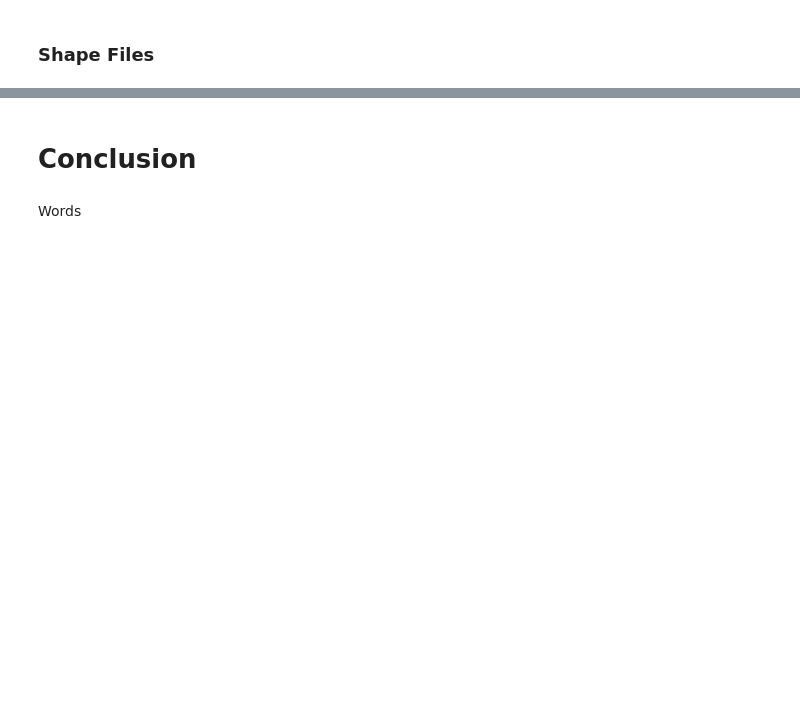
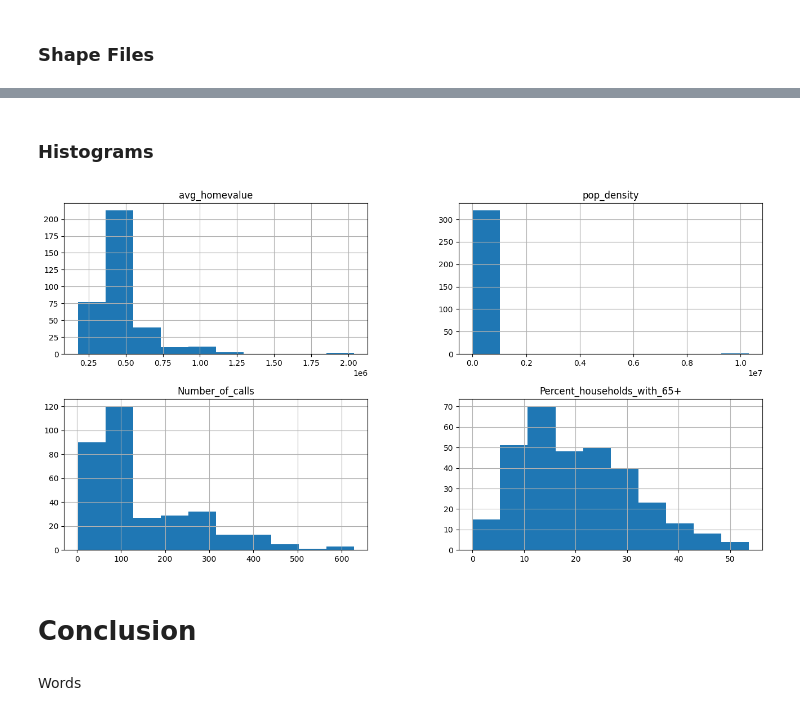
Before and after one commit to jordanlauritzen2/CRFR_Sp24_Project, a Jupyter notebook: CRFR_notebook.ipynb, the cells around one changed output, grey strips where cells are left out. Drawn from its saved outputs; the diff is of its cells as text; code cells hidden in the pictures; blank space fills up the shorter version.

```diff
--- a/CRFR_notebook.ipynb
+++ b/CRFR_notebook.ipynb
@@ -150,0 +401,3 @@ home_type_df = pd.read_csv(filepath + 'HomeType.csv', sep = ',').dropna()
+# %%
+parcels_avgval_2 = pd.concat(parcels_avgval)
+parcels_avgval_2
@@ -150,0 +421,17 @@ home_type_df = pd.read_csv(filepath + 'HomeType.csv', sep = ',').dropna()
+# %%
+pop_list = []
+pop_df.reset_index(inplace=True)
+for i, shp in enumerate(list_bgs[1:]):
+  shp = shp.to_crs(epsg=2232)
+  shp["area_ft"] = shp['geometry'].area
+  shp["area_miles"] = shp["area_ft"]*square_ft2mi
+  bg_subset = shp[['GEOID', 'area_miles']]
+  pop_subset = pop_df[pop_df['year'] == bgs_years[i+1]]
+  pop_subset = pop_subset.merge(bg_subset, how='right', on=['GEOID'])
+  pop_subset['pop_est'] = pd.to_numeric(pop_subset['pop_est'])
+  pop_subset['pop_density'] = pop_subset['pop_est']/pop_subset['area_miles']
+  pop_subset = pop_subset.set_index(['GEOID', 'year'])
+  pop_list.append(pop_subset)
+# %%
+pop_df_2 = pd.concat(pop_list)
+pop_df_2
@@ -150,0 +544,8 @@ home_type_df = pd.read_csv(filepath + 'HomeType.csv', sep = ',').dropna()
+# %%
+pop_sub = pop_df_2[['pop_density', 'pop_est']]
+old_sub = old_df[['Percent_households_with_65+']]
+model_df = parcels_avgval_2.merge(pop_sub, how='left', on=['GEOID', 'year'])
+model_df = model_df.merge(num_inc_2, how='left', on=['GEOID', 'year'])
+model_df = model_df.merge(old_sub, how='left', on=['GEOID', 'year'])
+model_df.reset_index(inplace=True)
+model_df['avg_homevalue'] = model_df.apply(lambda x: inflate(x['avg_homevalue'], x['year'], to=2021), axis = 1)
@@ -151,3 +574,11 @@ home_type_df = pd.read_csv(filepath + 'HomeType.csv', sep = ',').dropna()
+# %% [markdown]
+### Histograms
+# %%
+hist_model = model_df.copy()
+hist_model = hist_model.drop(columns=['year', 'pop_est'])
+histograms = hist_model.hist(figsize=(16,8))
+# %% [output]
+[figure, added]
 # %% [markdown]
 # Conclusion
 # %% [markdown]
```
Also changed, not shown: parts of 47 cells of this notebook.
